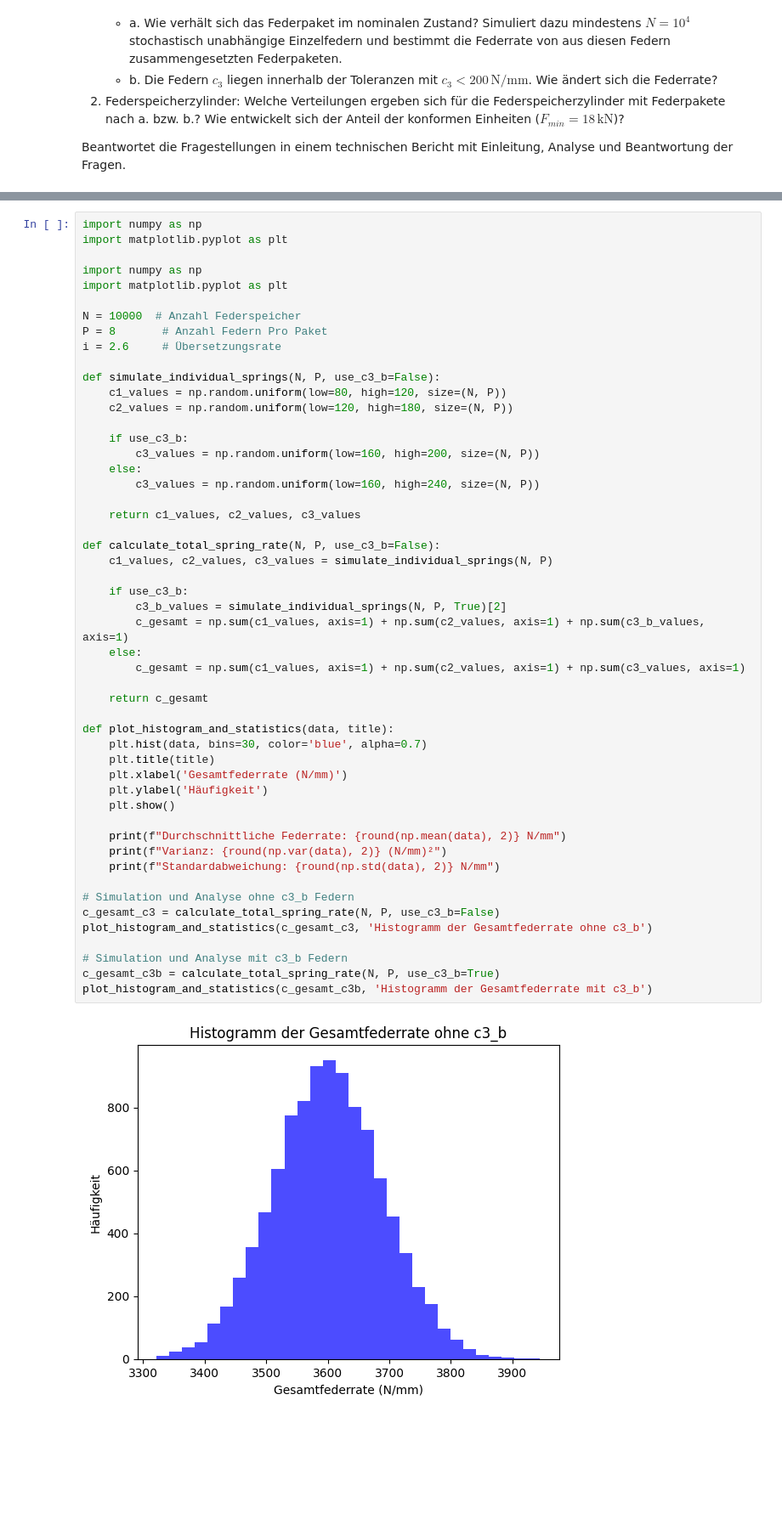
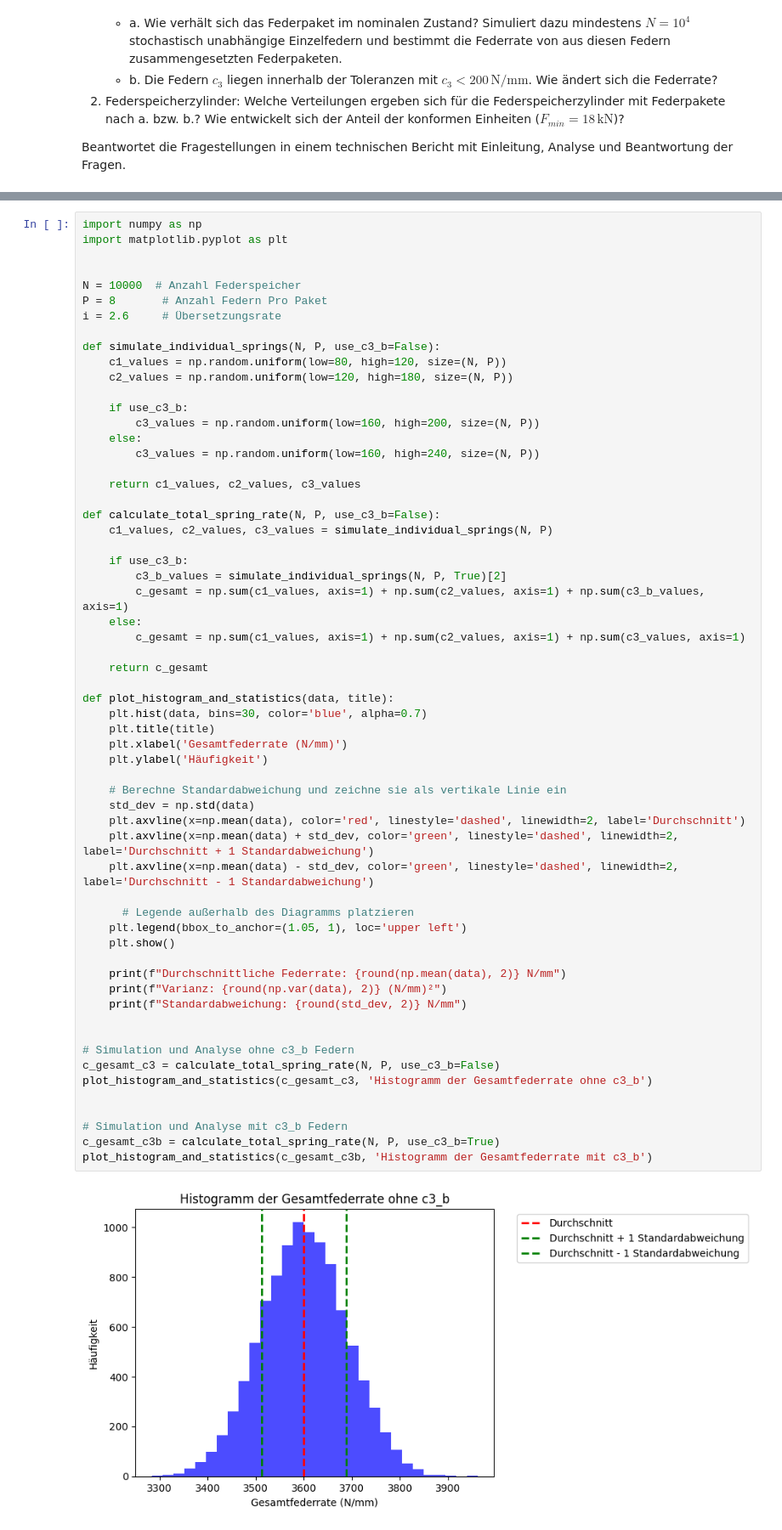
Before and after one commit to FHAC-MdQM/monte-carlo-simulation-nh6243s, a Jupyter notebook: MonteCarlo.ipynb, the cells around one changed output, grey strips where cells are left out. Shown at 85% size. Cells and saved outputs as stored; diff of their text form; blank space fills up the shorter version.

```diff
--- a/MonteCarlo.ipynb
+++ b/MonteCarlo.ipynb
@@ -44,8 +44,6 @@ Analyse
 import numpy as np
 import matplotlib.pyplot as plt
 
-import numpy as np
-import matplotlib.pyplot as plt
 
 N = 10000  # Anzahl Federspeicher
 P = 8       # Anzahl Federn Pro Paket
@@ -64,32 +62,43 @@ def simulate_individual_springs(N, P, use_c3_b=False):
 
 def calculate_total_spring_rate(N, P, use_c3_b=False):
     c1_values, c2_values, c3_values = simulate_individual_springs(N, P)
 
     if use_c3_b:
         c3_b_values = simulate_individual_springs(N, P, True)[2]
         c_gesamt = np.sum(c1_values, axis=1) + np.sum(c2_values, axis=1) + np.sum(c3_b_values, axis=1)
     else:
         c_gesamt = np.sum(c1_values, axis=1) + np.sum(c2_values, axis=1) + np.sum(c3_values, axis=1)
 
     return c_gesamt
 
 def plot_histogram_and_statistics(data, title):
     plt.hist(data, bins=30, color='blue', alpha=0.7)
     plt.title(title)
     plt.xlabel('Gesamtfederrate (N/mm)')
     plt.ylabel('Häufigkeit')
+
+    # Berechne Standardabweichung und zeichne sie als vertikale Linie ein
+    std_dev = np.std(data)
+    plt.axvline(x=np.mean(data), color='red', linestyle='dashed', linewidth=2, label='Durchschnitt')
+    plt.axvline(x=np.mean(data) + std_dev, color='green', linestyle='dashed', linewidth=2, label='Durchschnitt + 1 Standardabweichung')
+    plt.axvline(x=np.mean(data) - std_dev, color='green', linestyle='dashed', linewidth=2, label='Durchschnitt - 1 Standardabweichung')
+
+      # Legende außerhalb des Diagramms platzieren
+    plt.legend(bbox_to_anchor=(1.05, 1), loc='upper left')
     plt.show()
 
     print(f"Durchschnittliche Federrate: {round(np.mean(data), 2)} N/mm")
     print(f"Varianz: {round(np.var(data), 2)} (N/mm)²")
-    print(f"Standardabweichung: {round(np.std(data), 2)} N/mm")
+    print(f"Standardabweichung: {round(std_dev, 2)} N/mm")
+
 
 # Simulation und Analyse ohne c3_b Federn
 c_gesamt_c3 = calculate_total_spring_rate(N, P, use_c3_b=False)
 plot_histogram_and_statistics(c_gesamt_c3, 'Histogramm der Gesamtfederrate ohne c3_b')
 
+
 # Simulation und Analyse mit c3_b Federn
 c_gesamt_c3b = calculate_total_spring_rate(N, P, use_c3_b=True)
 plot_histogram_and_statistics(c_gesamt_c3b, 'Histogramm der Gesamtfederrate mit c3_b')
 # %% [output]
-[figure, old version]
+[figure, new version]
```
Also changed, not shown: parts of 3 cells of this notebook.
